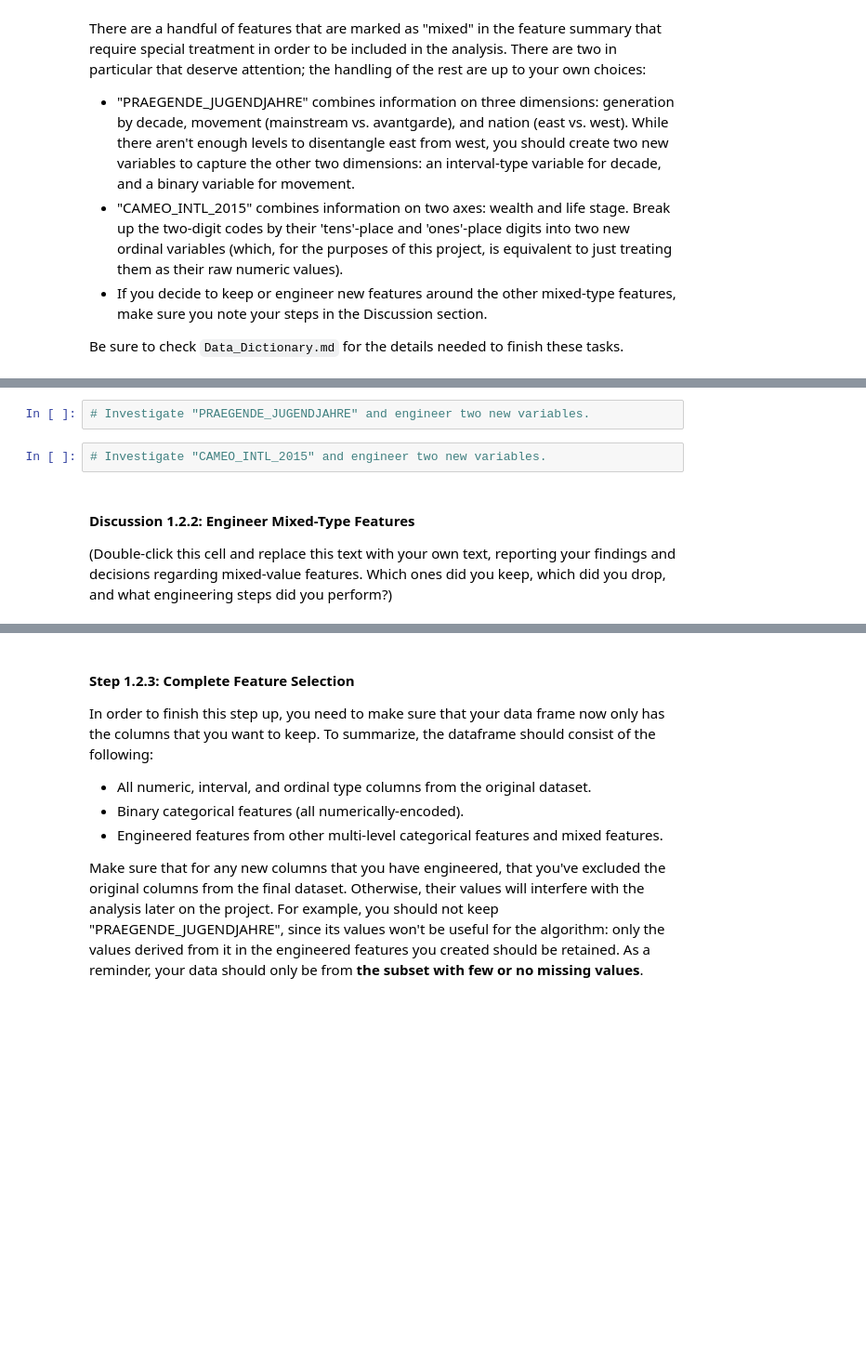
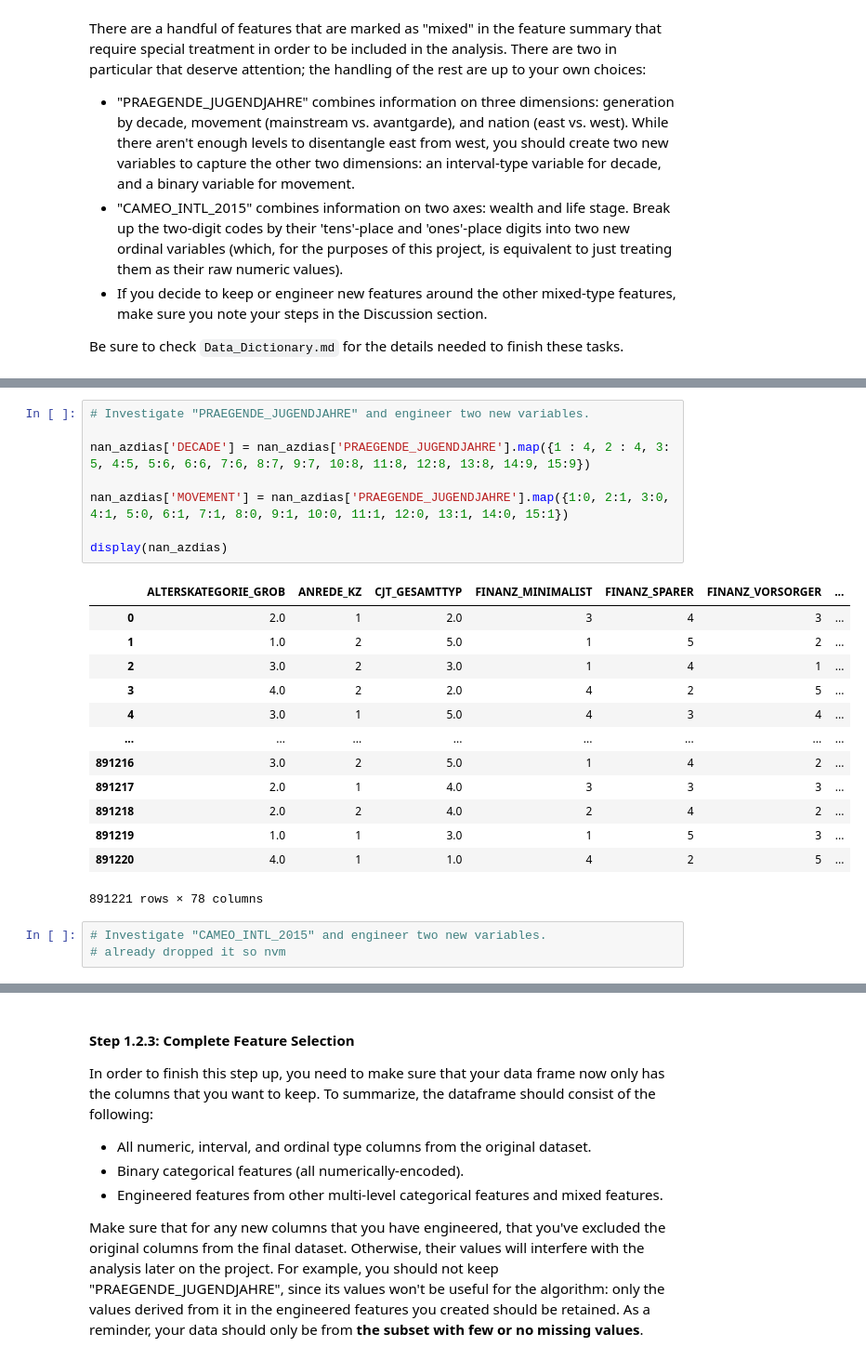
Before and after one commit to sinthaswe/project3, a Jupyter notebook: Identify_Customer_Segments.ipynb, the cells around one changed output, grey strips where cells are left out. Shown at 93% size. Saved outputs shown, nothing was run; the diff lists cells and outputs as text; blank space fills up the shorter version.

```diff
--- a/Identify_Customer_Segments.ipynb
+++ b/Identify_Customer_Segments.ipynb
@@ -507,8 +521,25 @@ Be sure to check `Data_Dictionary.md` for the details needed to finish these tas
+# %%
+# Investigate "PRAEGENDE_JUGENDJAHRE" and engineer two new variables.
+
+nan_azdias['DECADE'] = nan_azdias['PRAEGENDE_JUGENDJAHRE'].map({1 : 4, 2 : 4, 3: 5, 4:5, 5:6, 6:6, 7:6, 8:7, 9:7, 10:8, 11:8, 12:8, 13:8, 14:9, 15:9})
+
+nan_azdias['MOVEMENT'] = nan_azdias['PRAEGENDE_JUGENDJAHRE'].map({1:0, 2:1, 3:0, 4:1, 5:0, 6:1, 7:1, 8:0, 9:1, 10:0, 11:1, 12:0, 13:1, 14:0, 15:1})
+
+display(nan_azdias)
+# %% [output]
+|  | ALTERSKATEGORIE_GROB | ANREDE_KZ | CJT_GESAMTTYP | FINANZ_MINIMALIST | FINANZ_SPARER | FINANZ_VORSORGER | ... |
+| 0 | 2.0 | 1 | 2.0 | 3 | 4 | 3 | ... |
+| 1 | 1.0 | 2 | 5.0 | 1 | 5 | 2 | ... |
+| 2 | 3.0 | 2 | 3.0 | 1 | 4 | 1 | ... |
+| 3 | 4.0 | 2 | 2.0 | 4 | 2 | 5 | ... |
+| 4 | 3.0 | 1 | 5.0 | 4 | 3 | 4 | ... |
+| ... | ... | ... | ... | ... | ... | ... | ... |
+| 891216 | 3.0 | 2 | 5.0 | 1 | 4 | 2 | ... |
+| 891217 | 2.0 | 1 | 4.0 | 3 | 3 | 3 | ... |
+| 891218 | 2.0 | 2 | 4.0 | 2 | 4 | 2 | ... |
+| 891219 | 1.0 | 1 | 3.0 | 1 | 5 | 3 | ... |
+| 891220 | 4.0 | 1 | 1.0 | 4 | 2 | 5 | ... |
+891221 rows × 78 columns
 # %%
-# Investigate "PRAEGENDE_JUGENDJAHRE" and engineer two new variables.
+# Investigate "CAMEO_INTL_2015" and engineer two new variables.
+# already dropped it so nvm
-# %%
-# Investigate "CAMEO_INTL_2015" and engineer two new variables.
-# %% [markdown]
-#### Discussion 1.2.2: Engineer Mixed-Type Features
-
-(Double-click this cell and replace this text with your own text, reporting your findings and decisions regarding mixed-value features. Which ones did you keep, which did you drop, and what engineering steps did you perform?)
```
Also changed, not shown: parts of 24 cells of this notebook.
